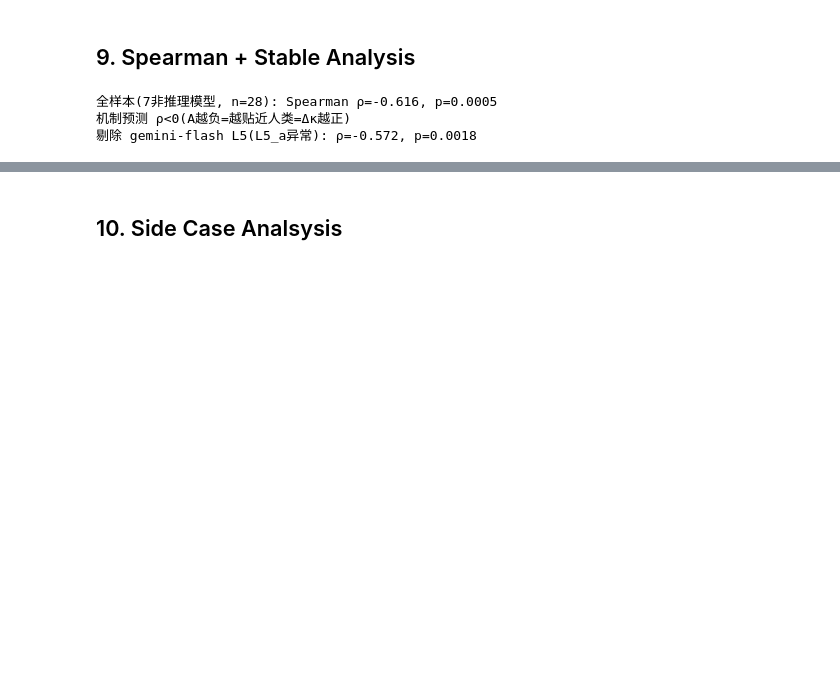
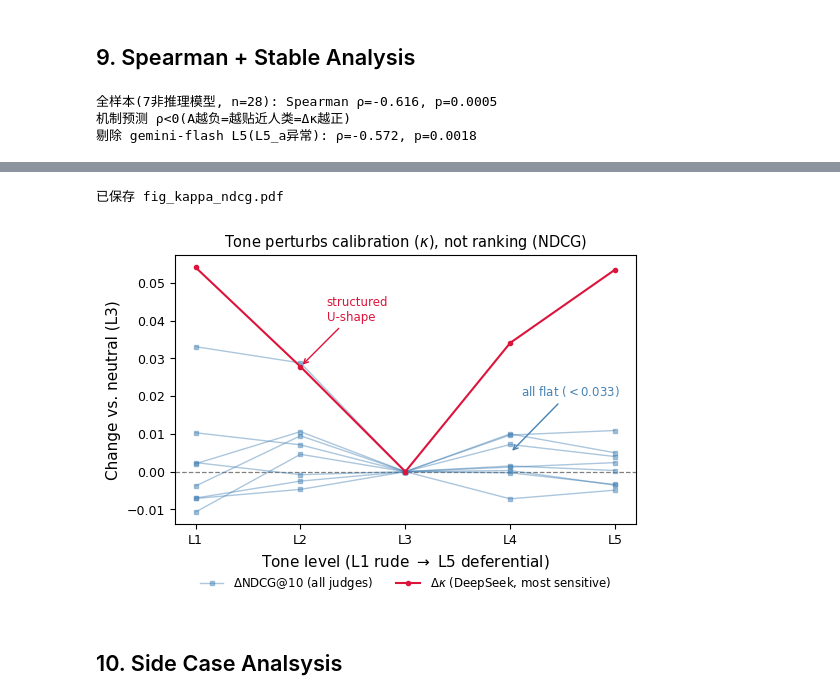
Before and after one commit to dukesky/politeness-llm, a Jupyter notebook: notebooks/01_collect.ipynb, the cells around one changed output, grey strips where cells are left out. Cells and saved outputs as stored; diff of their text form; code cells hidden in the pictures; blank space fills up the shorter version.

```diff
--- a/notebooks/01_collect.ipynb
+++ b/notebooks/01_collect.ipynb
@@ -865,3 +1038,70 @@ per-model 方向符合机制的格数 (机制要求 A 与 Δκ 异号):
+# %%
+import pandas as pd
+import matplotlib.pyplot as plt
+import numpy as np
+
+BASE = "/content/drive/MyDrive/Projects/research/politeness-llm"
+
+levels = ["L1","L2","L3","L4","L5"]
+x = list(range(len(levels)))
+
+# DeepSeek 的 Δκ(相对 L3)——证明 κ 能大幅波动
+dkappa_ds = [0.0541, 0.0278, 0.0, 0.0341, 0.0535]
+
+# 所有 8 个模型的 NDCG@10(绝对值,来自 R1 表),转成相对 L3 的 ΔNDCG
+ndcg_abs = {
+    "DeepSeek V4 Flash":  [0.8105, 0.8258, 0.8212, 0.8227, 0.8215],
+    "GPT-5.4-mini":       [0.7937, 0.8022, 0.7916, 0.7988, 0.7956],
+    "Claude Haiku 4.5":   [0.8046, 0.8014, 0.7943, 0.8040, 0.8052],
+    "Qwen3.7-Plus":       [0.7926, 0.8059, 0.7964, 0.7967, 0.7928],
+    "Gemini 3.5 Flash":   [0.8029, 0.8074, 0.8099, 0.8096, 0.8065],
+    "GPT-5.5":            [0.8088, 0.8056, 0.8064, 0.8164, 0.8114],
+    "Claude Opus 4.8":    [0.8543, 0.8500, 0.8212, 0.8224, 0.8236],
+    "Gemini 3.1 Pro":     [0.8153, 0.8177, 0.8224, 0.8152, 0.8175],
+}
+
+fig, ax = plt.subplots(figsize=(5.6, 4.0))
+
+# 所有模型的 ΔNDCG(淡蓝,背景)
+first = True
+for name, vals in ndcg_abs.items():
+    dndcg = [v - vals[2] for v in vals]
+    ax.plot(x, dndcg, "-", c="steelblue", lw=1.0, alpha=0.45,
+            marker="s", ms=3,
+            label=r"$\Delta$NDCG@10 (all judges)" if first else None,
+            zorder=2)
+    first = False
+
+# DeepSeek 的 Δκ(红,突出)
+ax.plot(x, dkappa_ds, "-o", c="crimson", lw=1.5, ms=3,
+        label=r"$\Delta\kappa$ (DeepSeek, most sensitive)", zorder=4)
+
+ax.axhline(0, c="gray", ls="--", lw=0.9, zorder=1)
+
+ax.set_xticks(x)
+ax.set_xticklabels(levels, fontsize=10)
+ax.set_xlabel("Tone level (L1 rude $\\to$ L5 deferential)", fontsize=11)
+ax.set_ylabel("Change vs. neutral (L3)", fontsize=11)
+ax.set_title("Tone perturbs calibration ($\\kappa$), not ranking (NDCG)", fontsize=10.5)
+ax.legend(fontsize=8.5, loc="upper center", bbox_to_anchor=(0.5, -0.15),
+          ncol=2, frameon=False)
+ax.tick_params(labelsize=9)
+
+# 注释:κ 波动大、NDCG 平
+ax.annotate("structured\nU-shape", xy=(1, 0.0278), xytext=(1.25, 0.040),
+            fontsize=8.5, c="crimson", ha="left",
+            arrowprops=dict(arrowstyle="->", color="crimson", lw=1))
+ax.annotate("all flat ($<0.033$)", xy=(3, 0.005), xytext=(3.1, 0.020),
+            fontsize=8.5, c="steelblue", ha="left",
+            arrowprops=dict(arrowstyle="->", color="steelblue", lw=1))
+
+fig.tight_layout()
+fig.savefig(f"{BASE}/paper/fig_kappa_ndcg.pdf", bbox_inches="tight")
+print("已保存 fig_kappa_ndcg.pdf")
+plt.show()
+# %% [output]
+已保存 fig_kappa_ndcg.pdf
+[figure, added]
 # %% [markdown]
 ## 10. Side Case Analsysis
 # %% [markdown]
```
Also changed, not shown: parts of 18 cells of this notebook, 1 other file.
